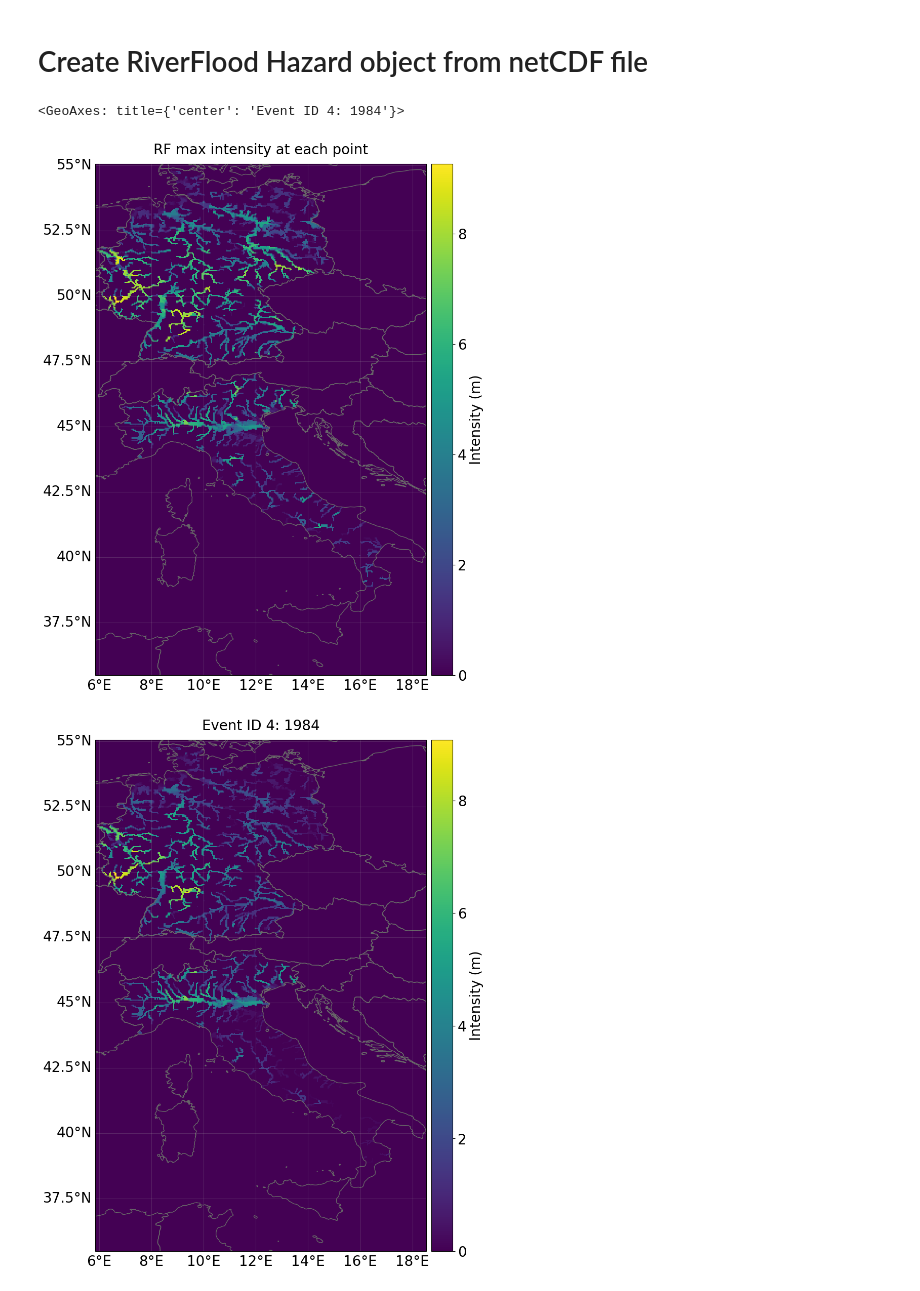
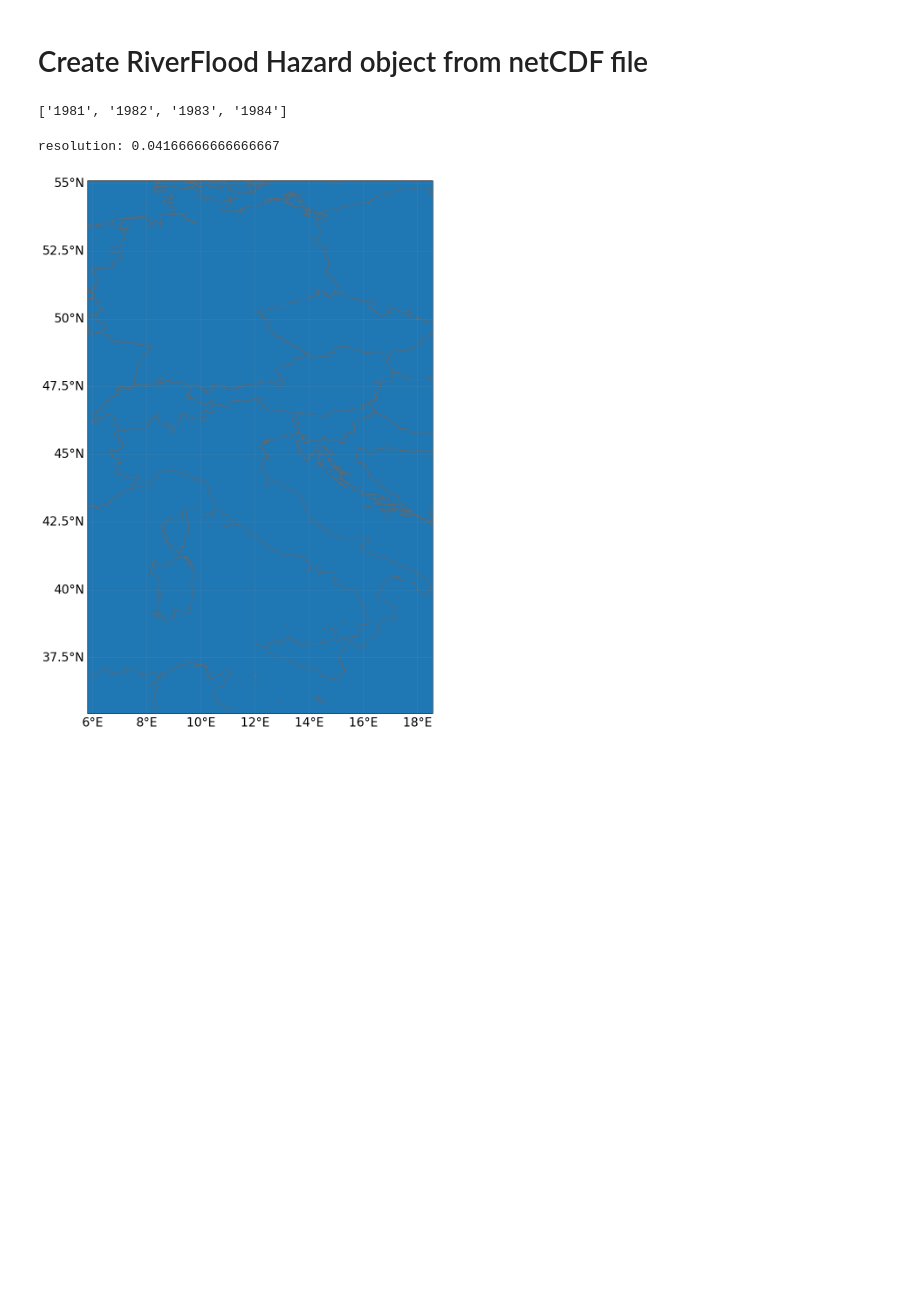
Before and after one commit to AGoussebaile/CLIMADA_Example, a Jupyter notebook: RiverFlood_World.ipynb, the cells around one changed output. Drawn from its saved outputs; the diff is of its cells as text; code cells hidden in the pictures; blank space fills up the shorter version.

```diff
--- a/RiverFlood_World.ipynb
+++ b/RiverFlood_World.ipynb
@@ -139,10 +139,14 @@ from climada.hazard.centroids import Centroids
 # generating RiverFlood hazard from netCDF file
 rf = RiverFlood.from_nc(countries = ['DEU','ITA'], years=range(1981,1985), dph_path='../Climada_Data/flddph_150arcsec_clm40_gswp3_0.nc', frc_path='../Climada_Data/fldfrc_150arcsec_clm40_gswp3_0.nc')
 rf.event_name
-# plotting intensity (Flood depth in m)
-rf.plot_intensity(event=0, smooth = False)
-rf.plot_intensity(event=4, smooth = False)
 # %% [output]
-<GeoAxes: title={'center': 'Event ID 4: 1984'}>
+['1981', '1982', '1983', '1984']
-[figure, removed]
-[figure, removed]
+# %%
+# Locations
+# plot centroids:
+rf.centroids.plot()
+# get resolution
+print('resolution:', rf.centroids.meta['transform'][0])
+# %% [output]
+resolution: 0.04166666666666667
+[figure, added]
```
Also changed, not shown: parts of 11 cells of this notebook, 7 other files.
